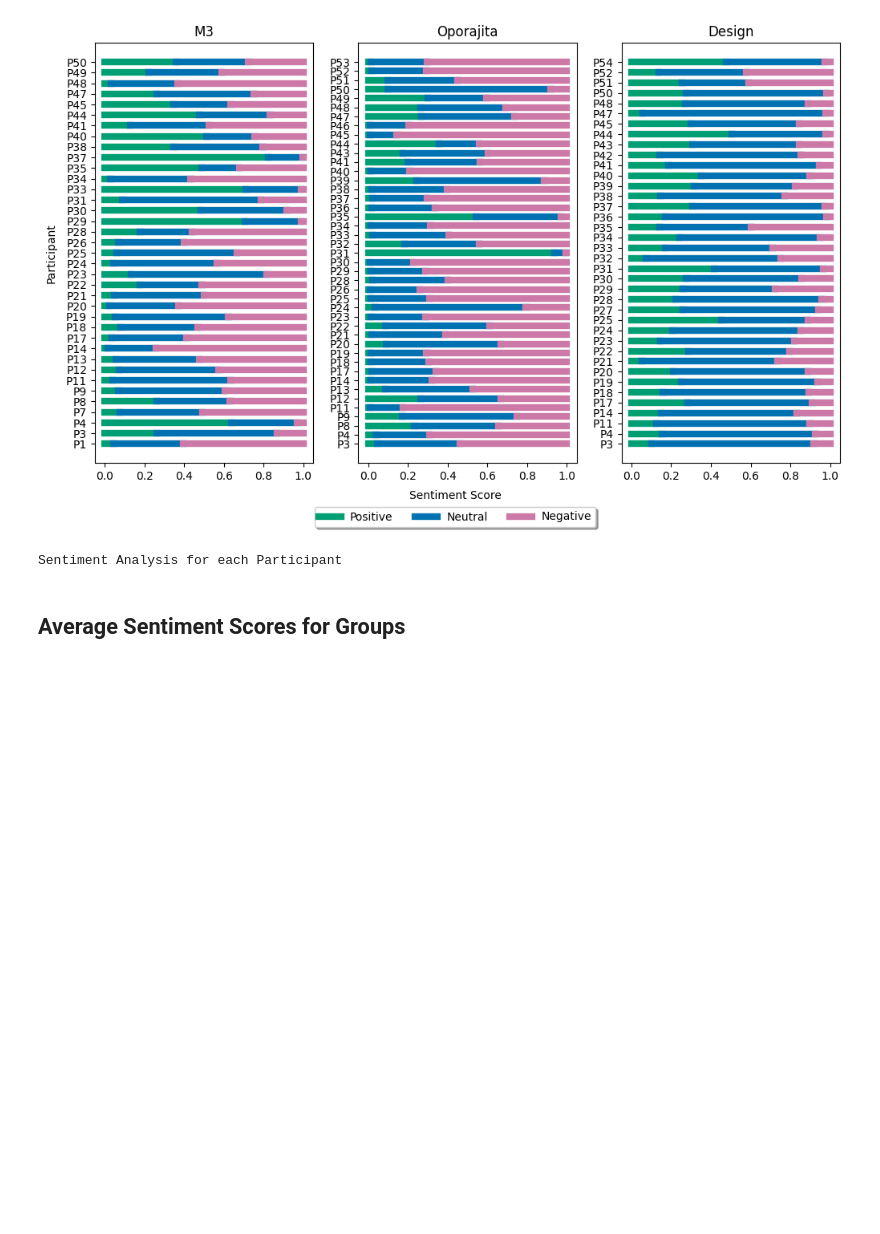
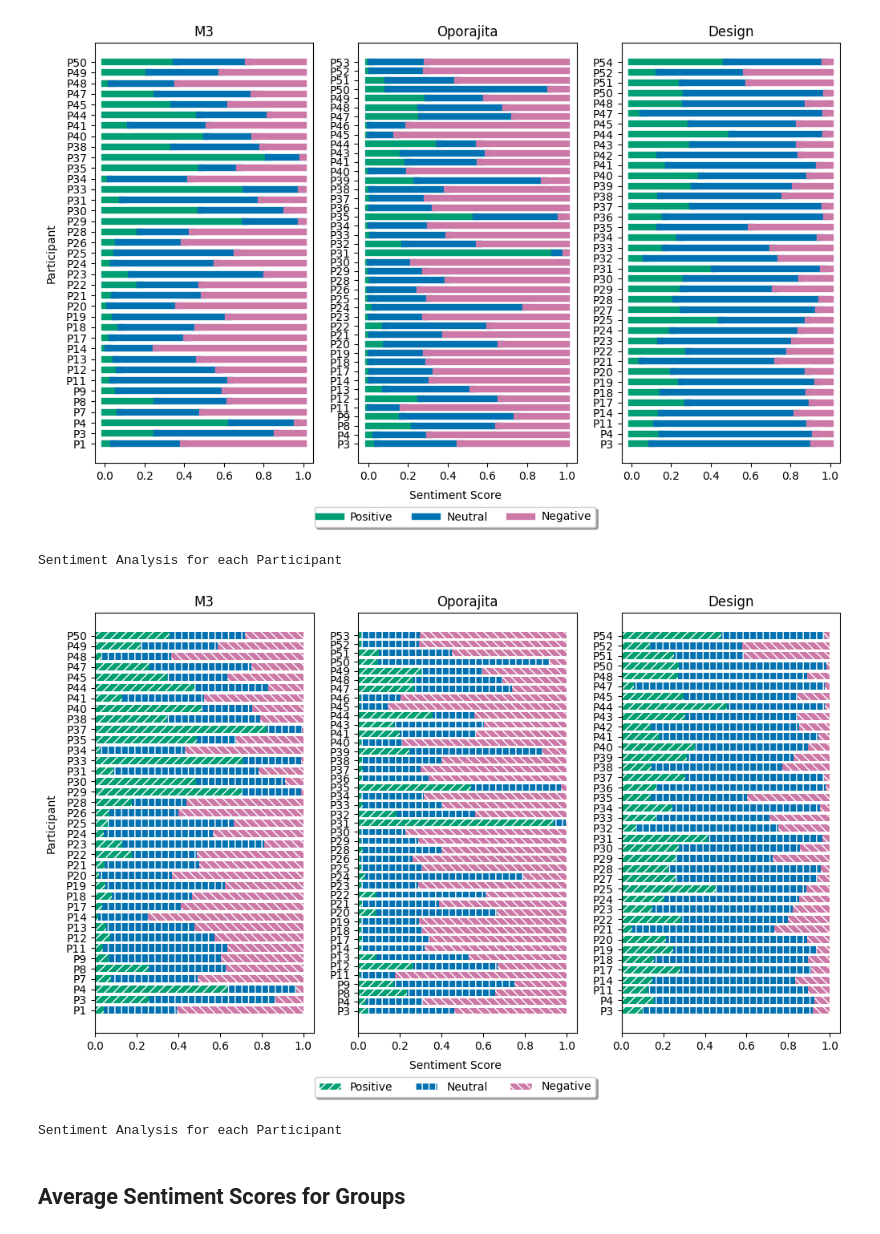
Before and after one commit to SumitKar01/mail-response-analysis, a Jupyter notebook: graphing-response-sp.ipynb, the cells around one changed output. Saved outputs shown, nothing was run; the diff lists cells and outputs as text; code cells hidden in the pictures; blank space fills up the shorter version.

Commit message:
Kaggle Notebook | Graphing Response SP | Pattern Added

```diff
--- a/graphing-response-sp.ipynb
+++ b/graphing-response-sp.ipynb
@@ -117,6 +119,61 @@ print('Sentiment Analysis for each Participant')
 # %% [output]
 [figure]
 Sentiment Analysis for each Participant
+# %%
+def plot_thin_stacked_bar_subplot(df, title, ax, legend=False):
+    # Define width for the bars
+    bar_width = 0.7
+
+    # Positions of the bars on the y-axis
+    y = np.arange(len(df))
+
+    # Stacked bar chart without hatches
+    for i, row in df.iterrows():
+        ax.barh(y[i], row['Sentiment_Positive'], color='#009E73', edgecolor='none', height=bar_width, label='Positive' if i == 0 else None)
+        ax.barh(y[i], row['Sentiment_Neutral'], left=row['Sentiment_Positive'], color='#0072B2', edgecolor='none', height=bar_width, label='Neutral' if i == 0 else None)
+        ax.barh(y[i], row['Sentiment_Negative'], left=row['Sentiment_Positive'] + row['Sentiment_Neutral'], color='#CC79A7', edgecolor='none', height=bar_width, label='Negative' if i == 0 else None)
+
+    # Stacked bar chart with white hatches
+    for i, row in df.iterrows():
+        ax.barh(y[i], row['Sentiment_Positive'], color='none', edgecolor='white', height=bar_width, hatch='///', linewidth=0)
+        ax.barh(y[i], row['Sentiment_Neutral'], left=row['Sentiment_Positive'], color='none', edgecolor='white', height=bar_width, hatch='||', linewidth=0)
+        ax.barh(y[i], row['Sentiment_Negative'], left=row['Sentiment_Positive'] + row['Sentiment_Neutral'], color='none', edgecolor='white', height=bar_width, hatch='\\\\\\', linewidth=0)
+
+    ax.set_title(title)
+    ax.set_yticks(y)
+    ax.set_yticklabels(df['Participant'])
+
+
+# Create custom legend handles
+legend_handles = [
+    Patch(facecolor='#009E73', edgecolor='white', label='Positive', hatch='///'),
+    Patch(facecolor='#0072B2', edgecolor='white', label='Neutral', hatch='||'),
+    Patch(facecolor='#CC79A7', edgecolor='white', label='Negative', hatch='\\\\\\')
+]
+custom_tick_labels = ['Participant A', 'Participant B', 'Participant C']
+# Create subplots
+fig, axes = plt.subplots(1, 3, figsize=(10, 6))
+
+# Plot each DataFrame on a separate subplot
+plot_thin_stacked_bar_subplot(avg_m3_df, 'M3', axes[0])
+plot_thin_stacked_bar_subplot(avg_oporajita_df, 'Oporajita', axes[1])
+plot_thin_stacked_bar_subplot(avg_design_df, 'Design', axes[2], legend=True)
+
+
+# Set common xlabel and ylabel for the entire figure
+fig.text(0.5, -0.01, 'Sentiment Score', ha='center')
+fig.text(-0.01, 0.5, 'Participant', va='center', rotation='vertical')
+# Create a legend outside the subplots
+handles, labels = axes[0].get_legend_handles_labels()
+fig.legend(handles=legend_handles, loc='lower center', bbox_to_anchor=(0.5, -0.08), shadow=True, ncol=3)
+
+
+plt.tight_layout()
+plt.show()
+print('Sentiment Analysis for each Participant')
+# %% [output]
+[figure, added]
+Sentiment Analysis for each Participant
 # %% [markdown]
 ## Average Sentiment Scores for Groups
 # %%
```
Also changed, not shown: parts of 4 cells of this notebook.
